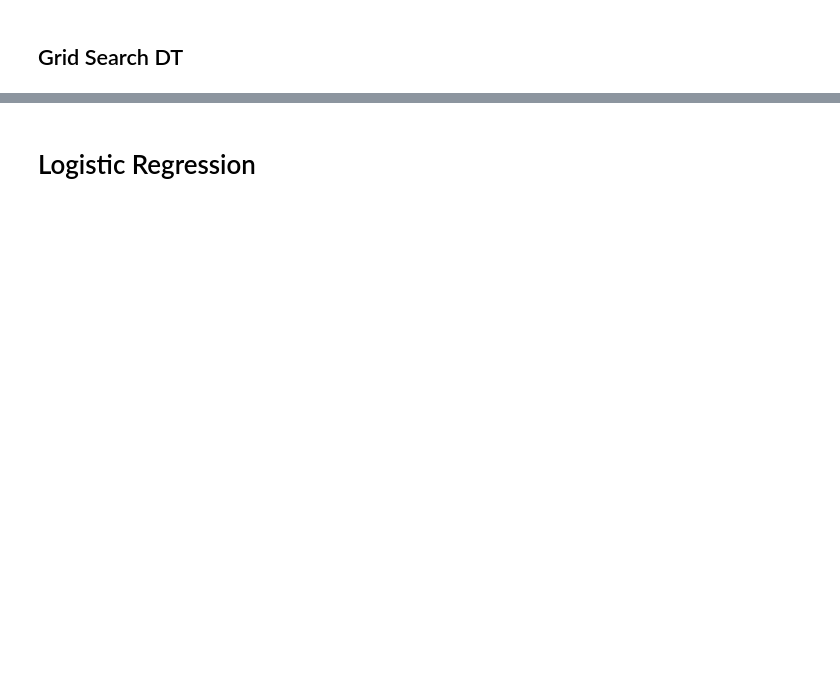
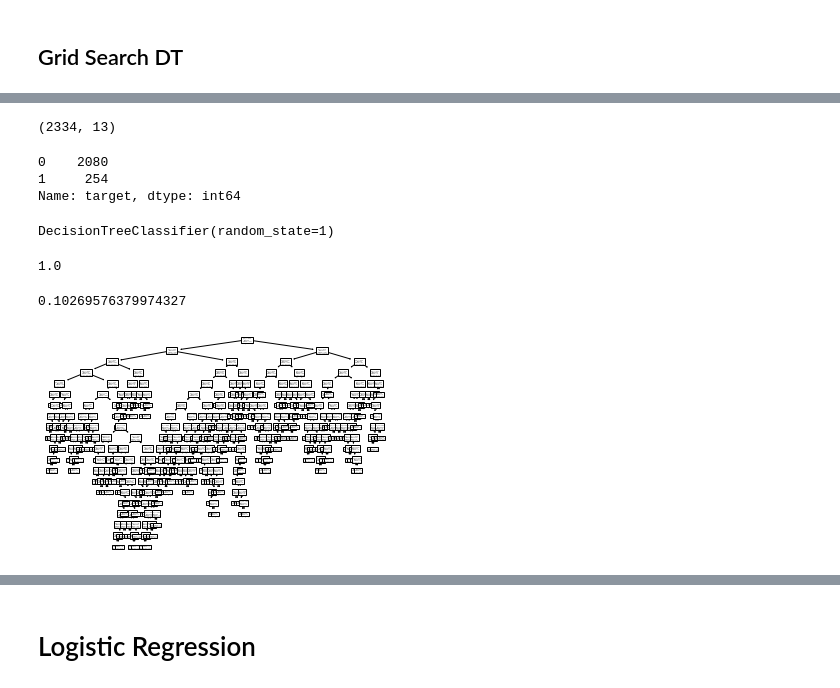
Before and after one commit to natehiatt/covid_vax_project, a Jupyter notebook: notebooks/modelling_scratch.ipynb, the cells around one changed output, grey strips where cells are left out. Cells and saved outputs as stored; diff of their text form; code cells hidden in the pictures; blank space fills up the shorter version.

```diff
--- a/notebooks/modelling_scratch.ipynb
+++ b/notebooks/modelling_scratch.ipynb
@@ -63,0 +128,5 @@ cross_validate(final_dt, X_train, y_train, scoring=['precision', 'accuracy'],ret
+# %%
+scaler = StandardScaler()
+scaler.fit(X_train)
+X_train_scaled = scaler.transform(X_train)
+X_test_scaled = scaler.transform(X_test)
@@ -63,0 +143,3 @@ cross_validate(final_dt, X_train, y_train, scoring=['precision', 'accuracy'],ret
+# %%
+sm = SMOTE(random_state=42, sampling_strategy='minority', k_neighbors=10)
+X_train_smote, y_train_smote = sm.fit_resample(X_train_scaled, y_train)
@@ -63,0 +156,27 @@ cross_validate(final_dt, X_train, y_train, scoring=['precision', 'accuracy'],ret
+# %%
+X_train_scaled.shape
+# %% [output]
+(2334, 13)
+# %%
+y_train.value_counts()
+# %% [output]
+0    2080
+1     254
+Name: target, dtype: int64
+# %%
+dt2 = DecisionTreeClassifier(random_state=1)
+dt2.fit(X_train_smote, y_train_smote)
+# %% [output]
+DecisionTreeClassifier(random_state=1)
+# %%
+dt2.score(X_train_smote, y_train_smote)
+# %% [output]
+1.0
+# %%
+dt2.score(X_test, y_test)
+# %% [output]
+0.10269576379974327
+# %%
+plot_tree(dt2);
+# %% [output]
+[figure, added]
```
Also changed, not shown: parts of 71 cells of this notebook.
